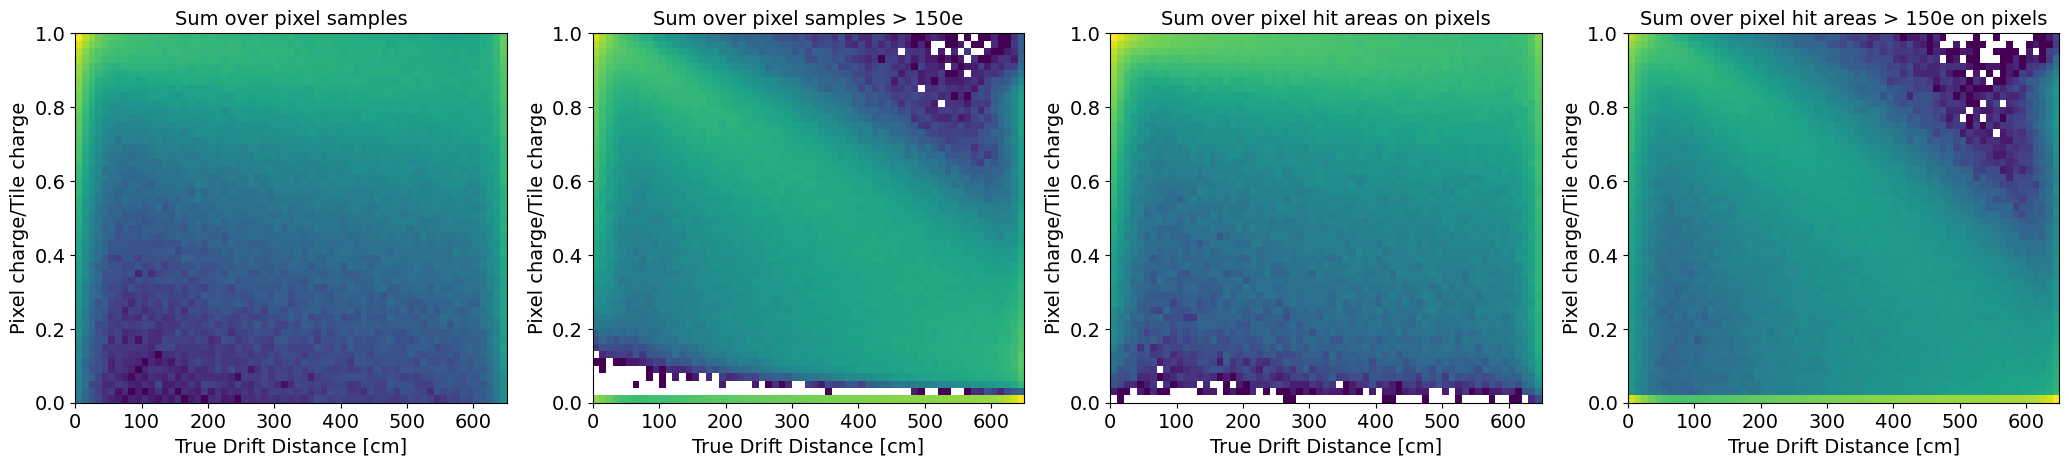
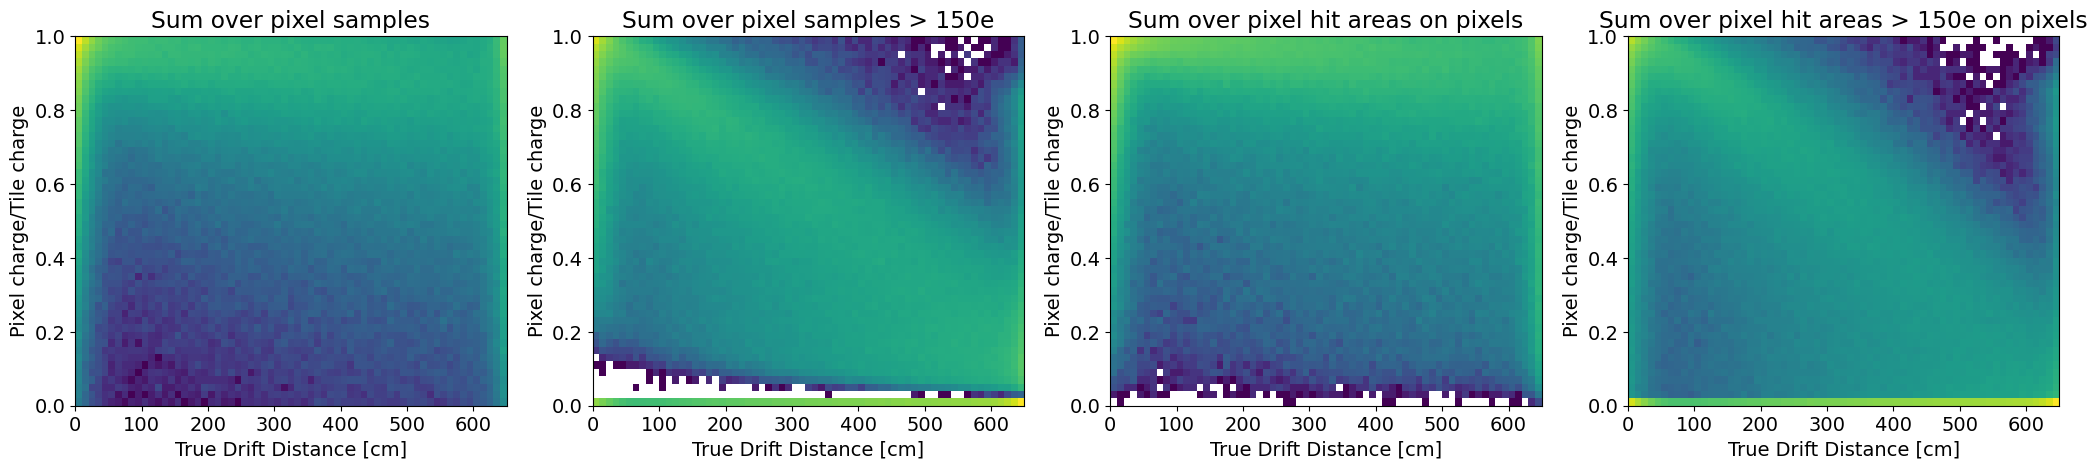
The notebook cell's code change between the first figure and the second:
--- before
+++ after
@@ -1,5 +1,5 @@
 fig, ax = plt.subplots(1, 4, figsize = (25.6, 4.8))
+plt.rcParams.update({"font.size": 14})
 
-fonts = 14
 
 h0 = ax[0].hist2d(325-dT2['z_avg'], dT2['ratio'], bins = (65, 50), range = [[0, 650], [0, 1]], cmap = 'viridis', norm = colors.LogNorm() )
@@ -9,14 +9,14 @@
 
 for i in range(4):
-    ax[i].set_xlabel('True Drift Distance [cm]', fontsize = fonts)
-    ax[i].set_ylabel('Pixel charge/Tile charge', fontsize = fonts)
-    ax[i].tick_params(axis = "both", labelsize = fonts)
+    ax[i].set_xlabel('True Drift Distance [cm]')
+    ax[i].set_ylabel('Pixel charge/Tile charge')
+    # ax[i].tick_params(axis = "both", labelsize = fonts)
     ax[i].set_xlim([0, 650])
     ax[i].set_ylim([0, 1])
 
-ax[0].set_title('Sum over pixel samples', fontsize = fonts)
-ax[1].set_title('Sum over pixel samples > 150e', fontsize = fonts)
-ax[2].set_title('Sum over pixel hit areas on pixels', fontsize = fonts)
-ax[3].set_title('Sum over pixel hit areas > 150e on pixels', fontsize = fonts)
+ax[0].set_title('Sum over pixel samples')
+ax[1].set_title('Sum over pixel samples > 150e')
+ax[2].set_title('Sum over pixel hit areas on pixels')
+ax[3].set_title('Sum over pixel hit areas > 150e on pixels')
 # cbar = fig.colorbar(h2[3])
 # cbar.ax.tick_params( labelsize = fonts)     # ticks (numbers)

Commit: slightly change the code but no changes in the results